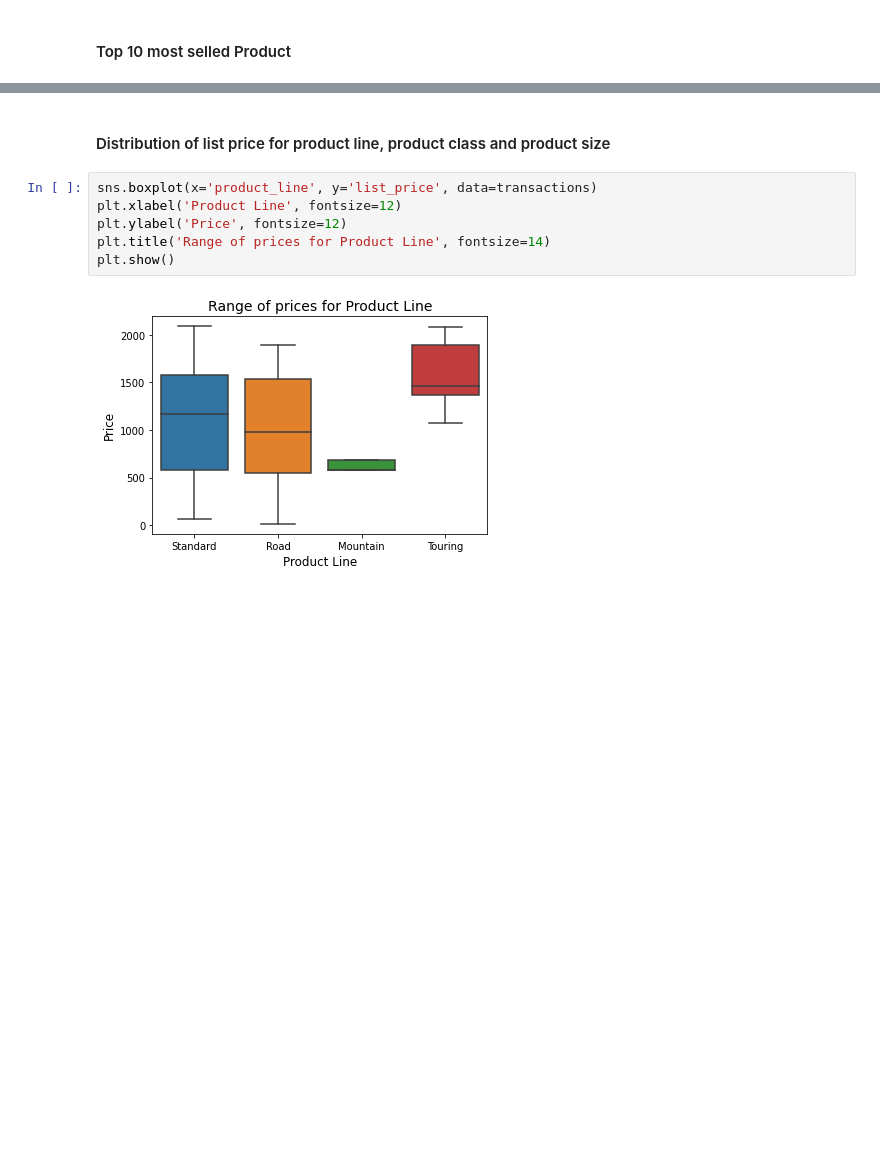
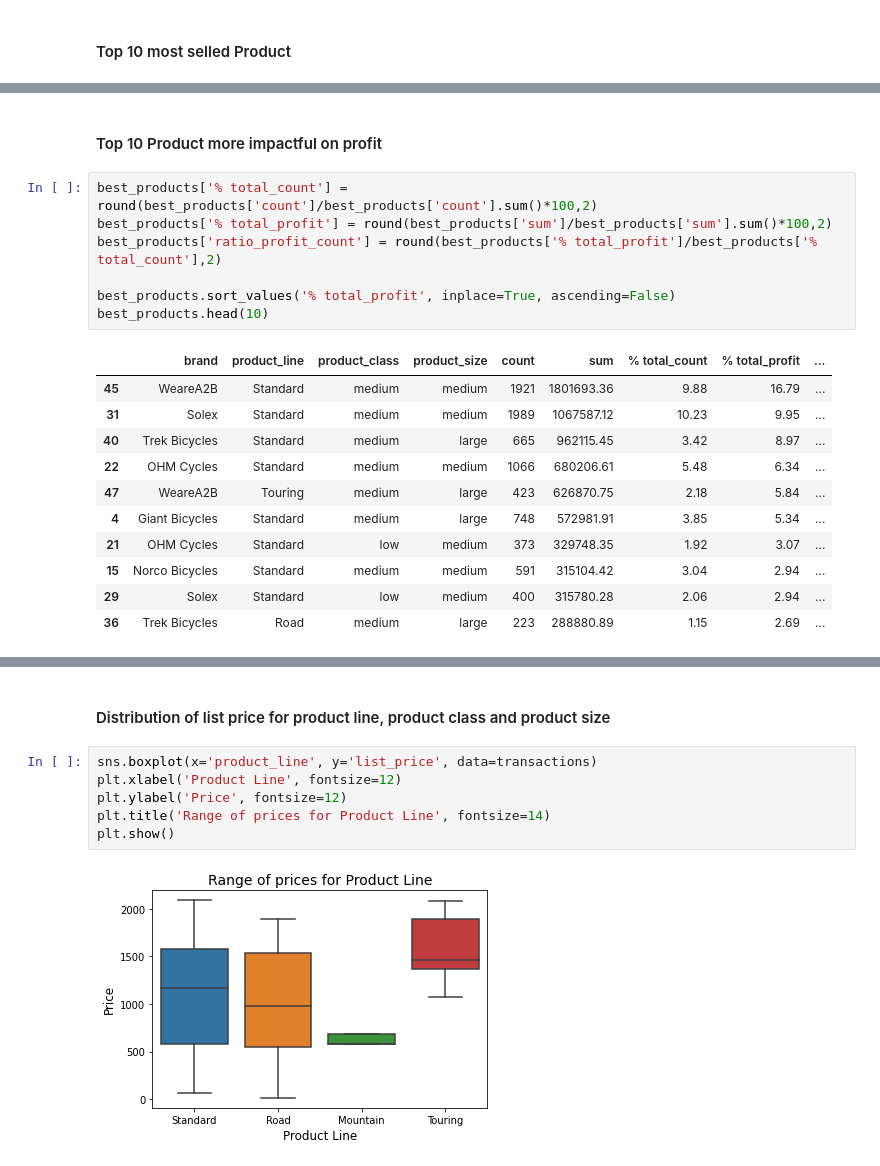
Before and after one commit to simo2712/VI_kpmg_data_analytics, a Jupyter notebook: Task_2/Task 2.2 - Data Insights.ipynb, the cells around one changed output, grey strips where cells are left out. Drawn from its saved outputs; the diff is of its cells as text; blank space fills up the shorter version.

```diff
--- a/Task_2/Task 2.2 - Data Insights.ipynb
+++ b/Task_2/Task 2.2 - Data Insights.ipynb
@@ -268,0 +309,21 @@ best_products.head(10)
+# %% [markdown]
+#### Top 10 Product more impactful on profit
+# %%
+best_products['% total_count'] = round(best_products['count']/best_products['count'].sum()*100,2)
+best_products['% total_profit'] = round(best_products['sum']/best_products['sum'].sum()*100,2)
+best_products['ratio_profit_count'] = round(best_products['% total_profit']/best_products['% total_count'],2)
+
+best_products.sort_values('% total_profit', inplace=True, ascending=False)
+best_products.head(10)
+# %% [output]
+|  | brand | product_line | product_class | product_size | count | sum | % total_count | % total_profit | ... |
+| 45 | WeareA2B | Standard | medium | medium | 1921 | 1801693.36 | 9.88 | 16.79 | ... |
+| 31 | Solex | Standard | medium | medium | 1989 | 1067587.12 | 10.23 | 9.95 | ... |
+| 40 | Trek Bicycles | Standard | medium | large | 665 | 962115.45 | 3.42 | 8.97 | ... |
+| 22 | OHM Cycles | Standard | medium | medium | 1066 | 680206.61 | 5.48 | 6.34 | ... |
+| 47 | WeareA2B | Touring | medium | large | 423 | 626870.75 | 2.18 | 5.84 | ... |
+| 4 | Giant Bicycles | Standard | medium | large | 748 | 572981.91 | 3.85 | 5.34 | ... |
+| 21 | OHM Cycles | Standard | low | medium | 373 | 329748.35 | 1.92 | 3.07 | ... |
+| 15 | Norco Bicycles | Standard | medium | medium | 591 | 315104.42 | 3.04 | 2.94 | ... |
+| 29 | Solex | Standard | low | medium | 400 | 315780.28 | 2.06 | 2.94 | ... |
+| 36 | Trek Bicycles | Road | medium | large | 223 | 288880.89 | 1.15 | 2.69 | ... |
```
Also changed, not shown: parts of 10 cells of this notebook.
